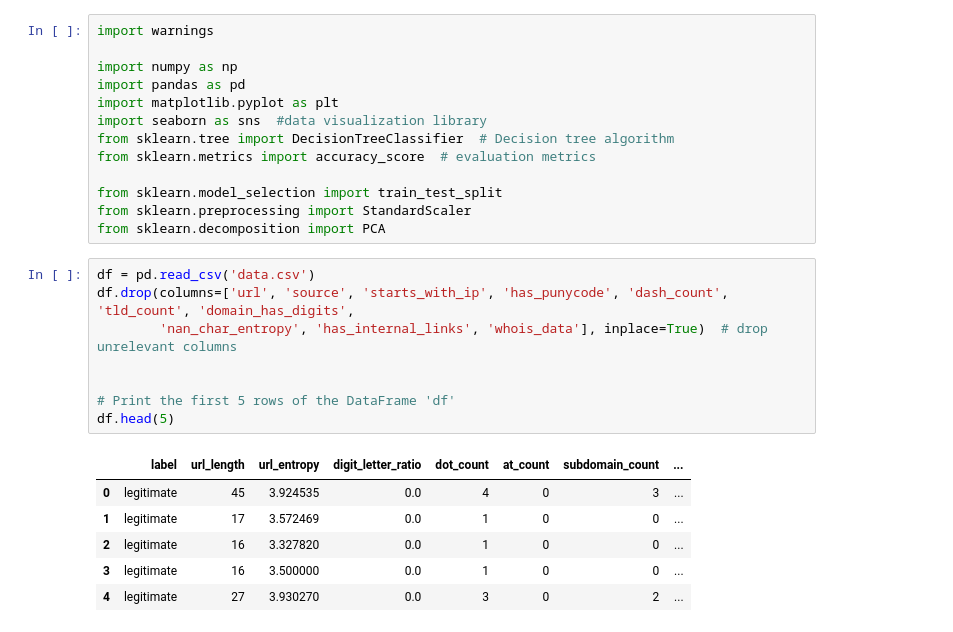
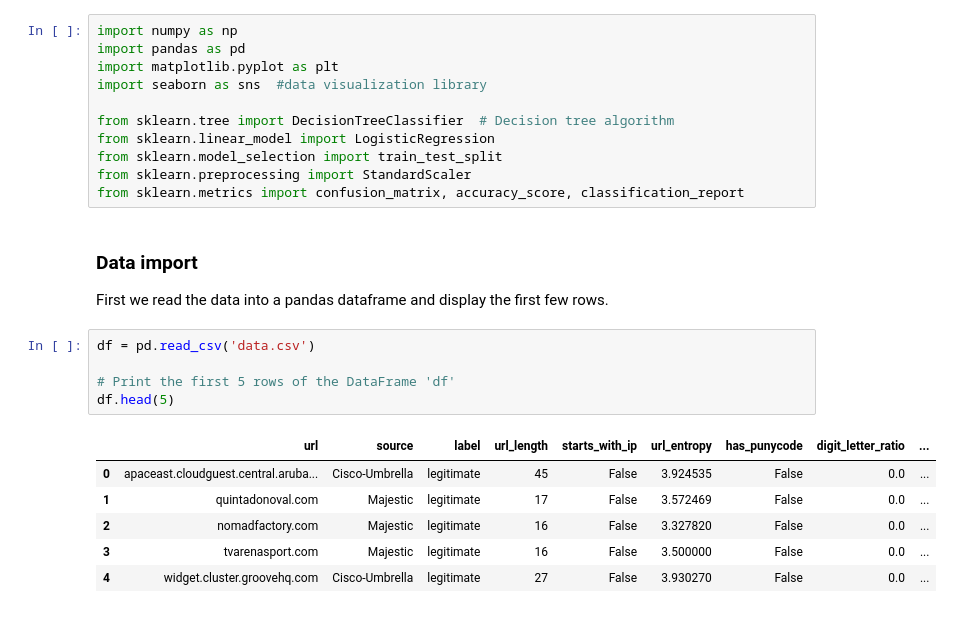
Before and after one commit to nlinnanen/ml-project, a Jupyter notebook: project.ipynb, the cells around one changed output. Cells and saved outputs as stored; diff of their text form.

```diff
--- a/project.ipynb
+++ b/project.ipynb
@@ -1,28 +1,27 @@
 # %%
-import warnings
-
 import numpy as np
 import pandas as pd
 import matplotlib.pyplot as plt
 import seaborn as sns  #data visualization library
+
 from sklearn.tree import DecisionTreeClassifier  # Decision tree algorithm
-from sklearn.metrics import accuracy_score  # evaluation metrics
-
+from sklearn.linear_model import LogisticRegression
 from sklearn.model_selection import train_test_split
 from sklearn.preprocessing import StandardScaler
-from sklearn.decomposition import PCA
+from sklearn.metrics import confusion_matrix, accuracy_score, classification_report
+# %% [markdown]
+### Data import
+
+First we read the data into a pandas dataframe and display the first few rows.
 # %%
 df = pd.read_csv('data.csv')
-df.drop(columns=['url', 'source', 'starts_with_ip', 'has_punycode', 'dash_count', 'tld_count', 'domain_has_digits',
-        'nan_char_entropy', 'has_internal_links', 'whois_data'], inplace=True)  # drop unrelevant columns
-
 
 # Print the first 5 rows of the DataFrame 'df'
 df.head(5)
 # %% [output]
-|  | label | url_length | url_entropy | digit_letter_ratio | dot_count | at_count | subdomain_count | ... |
-| 0 | legitimate | 45 | 3.924535 | 0.0 | 4 | 0 | 3 | ... |
-| 1 | legitimate | 17 | 3.572469 | 0.0 | 1 | 0 | 0 | ... |
-| 2 | legitimate | 16 | 3.327820 | 0.0 | 1 | 0 | 0 | ... |
-| 3 | legitimate | 16 | 3.500000 | 0.0 | 1 | 0 | 0 | ... |
-| 4 | legitimate | 27 | 3.930270 | 0.0 | 3 | 0 | 2 | ... |
+|  | url | source | label | url_length | starts_with_ip | url_entropy | has_punycode | digit_letter_ratio | ... |
+| 0 | apaceast.cloudguest.central.aruba... | Cisco-Umbrella | legitimate | 45 | False | 3.924535 | False | 0.0 | ... |
+| 1 | quintadonoval.com | Majestic | legitimate | 17 | False | 3.572469 | False | 0.0 | ... |
+| 2 | nomadfactory.com | Majestic | legitimate | 16 | False | 3.327820 | False | 0.0 | ... |
+| 3 | tvarenasport.com | Majestic | legitimate | 16 | False | 3.500000 | False | 0.0 | ... |
+| 4 | widget.cluster.groovehq.com | Cisco-Umbrella | legitimate | 27 | False | 3.930270 | False | 0.0 | ... |
```
Also changed, not shown: parts of 14 cells of this notebook.
